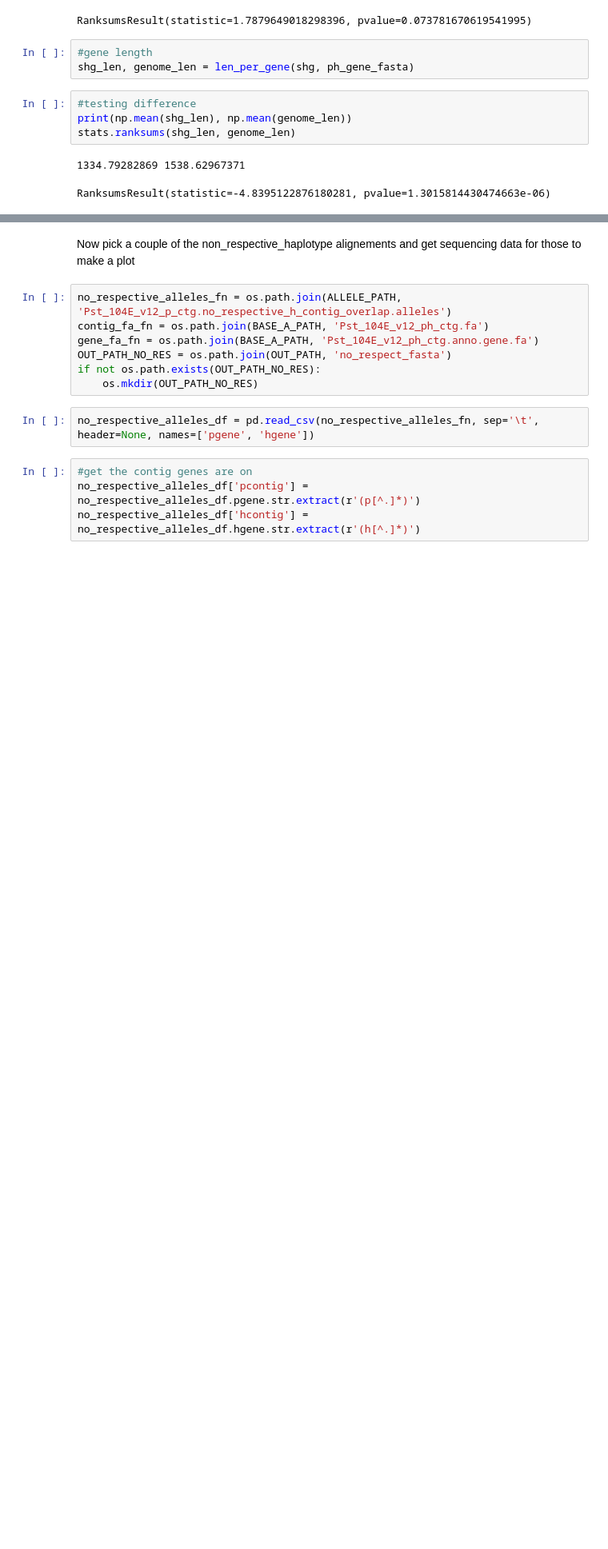
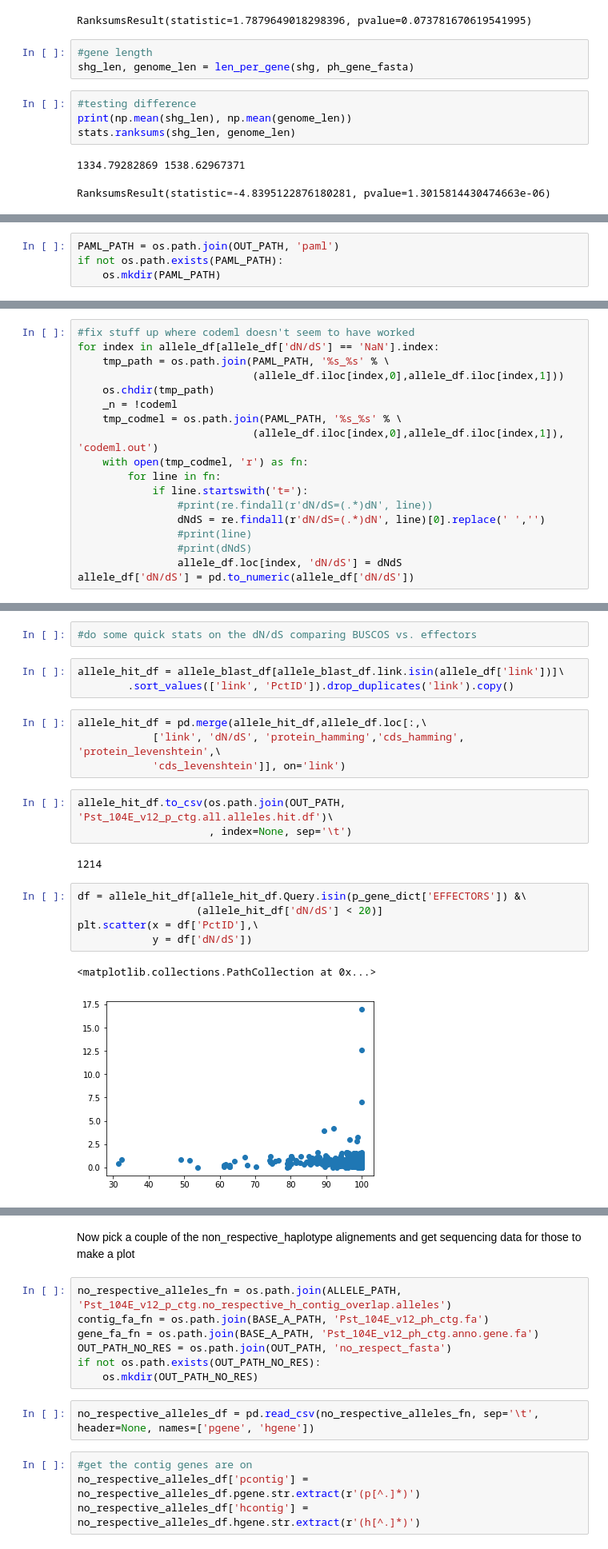
Before and after one commit to BenjaminSchwessinger/Pst_104E_analysis, a Jupyter notebook: Pst_104E_v12_post_allele_analysis_v02.ipynb, the cells around one changed output, grey strips where cells are left out. Shown at 80% size. Drawn from its saved outputs; the diff is of its cells as text; blank space fills up the shorter version.

```diff
--- a/Pst_104E_v12_post_allele_analysis_v02.ipynb
+++ b/Pst_104E_v12_post_allele_analysis_v02.ipynb
@@ -492,0 +857,4 @@ with open(shg_fn, 'w') as fh:
+# %%
+PAML_PATH = os.path.join(OUT_PATH, 'paml')
+if not os.path.exists(PAML_PATH):
+    os.mkdir(PAML_PATH)
@@ -492,0 +931,18 @@ with open(shg_fn, 'w') as fh:
+# %%
+#fix stuff up where codeml doesn't seem to have worked
+for index in allele_df[allele_df['dN/dS'] == 'NaN'].index:
+    tmp_path = os.path.join(PAML_PATH, '%s_%s' % \
+                            (allele_df.iloc[index,0],allele_df.iloc[index,1]))
+    os.chdir(tmp_path)
+    _n = !codeml
+    tmp_codmel = os.path.join(PAML_PATH, '%s_%s' % \
+                            (allele_df.iloc[index,0],allele_df.iloc[index,1]), 'codeml.out')
+    with open(tmp_codmel, 'r') as fn:
+        for line in fn:
+            if line.startswith('t='):
+                #print(re.findall(r'dN/dS=(.*)dN', line))
+                dNdS = re.findall(r'dN/dS=(.*)dN', line)[0].replace(' ','')
+                #print(line)
+                #print(dNdS)
+                allele_df.loc[index, 'dN/dS'] = dNdS
+allele_df['dN/dS'] = pd.to_numeric(allele_df['dN/dS'])
@@ -492,0 +955,22 @@ with open(shg_fn, 'w') as fh:
+# %%
+#do some quick stats on the dN/dS comparing BUSCOS vs. effectors
+# %%
+allele_hit_df = allele_blast_df[allele_blast_df.link.isin(allele_df['link'])]\
+        .sort_values(['link', 'PctID']).drop_duplicates('link').copy()
+# %%
+allele_hit_df = pd.merge(allele_hit_df,allele_df.loc[:,\
+            ['link', 'dN/dS', 'protein_hamming','cds_hamming', 'protein_levenshtein',\
+            'cds_levenshtein']], on='link')
+# %%
+allele_hit_df.to_csv(os.path.join(OUT_PATH, 'Pst_104E_v12_p_ctg.all.alleles.hit.df')\
+                     , index=None, sep='\t')
+# %% [output]
+1214
+# %%
+df = allele_hit_df[allele_hit_df.Query.isin(p_gene_dict['EFFECTORS']) &\
+                   (allele_hit_df['dN/dS'] < 20)]
+plt.scatter(x = df['PctID'],\
+            y = df['dN/dS'])
+# %% [output]
+<matplotlib.collections.PathCollection at 0x...>
+[figure, added]
```
Also changed, not shown: parts of 84 cells of this notebook, 8 other files.
